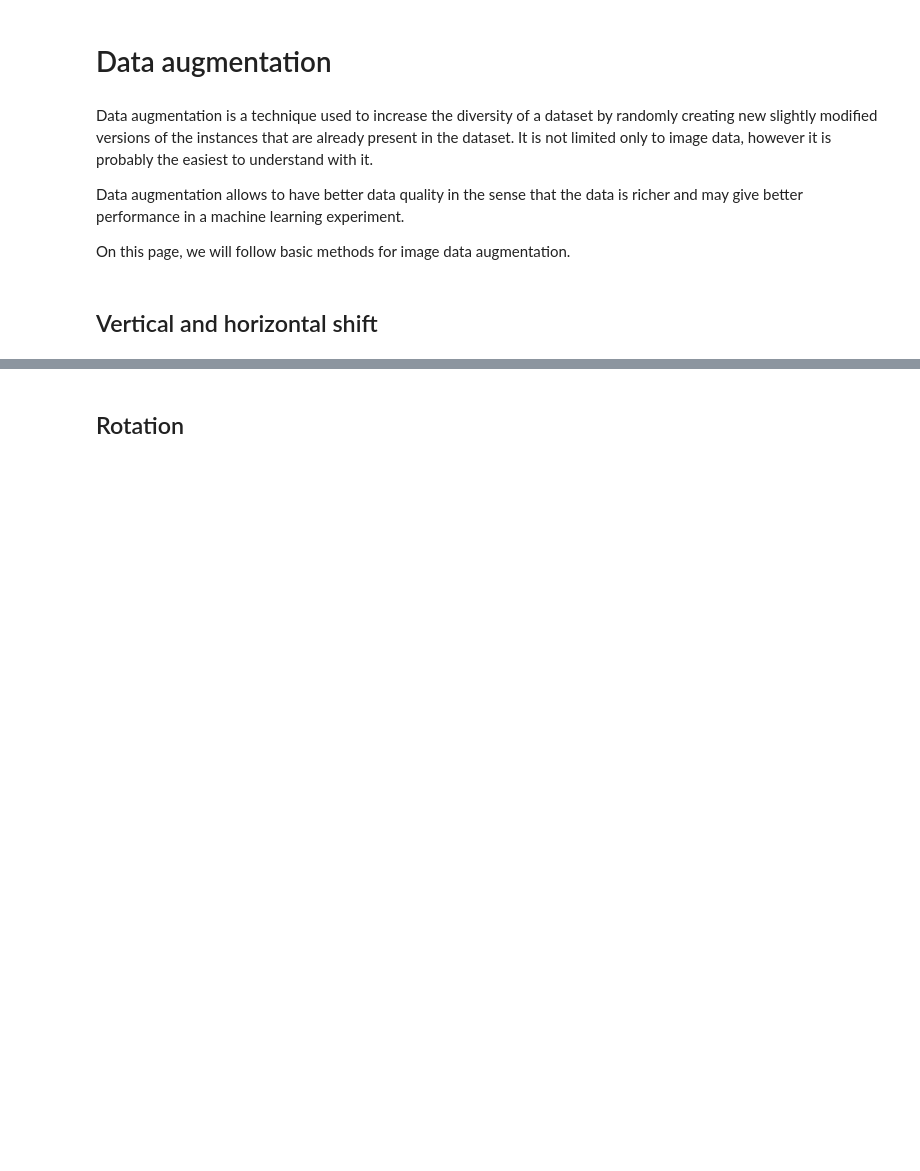
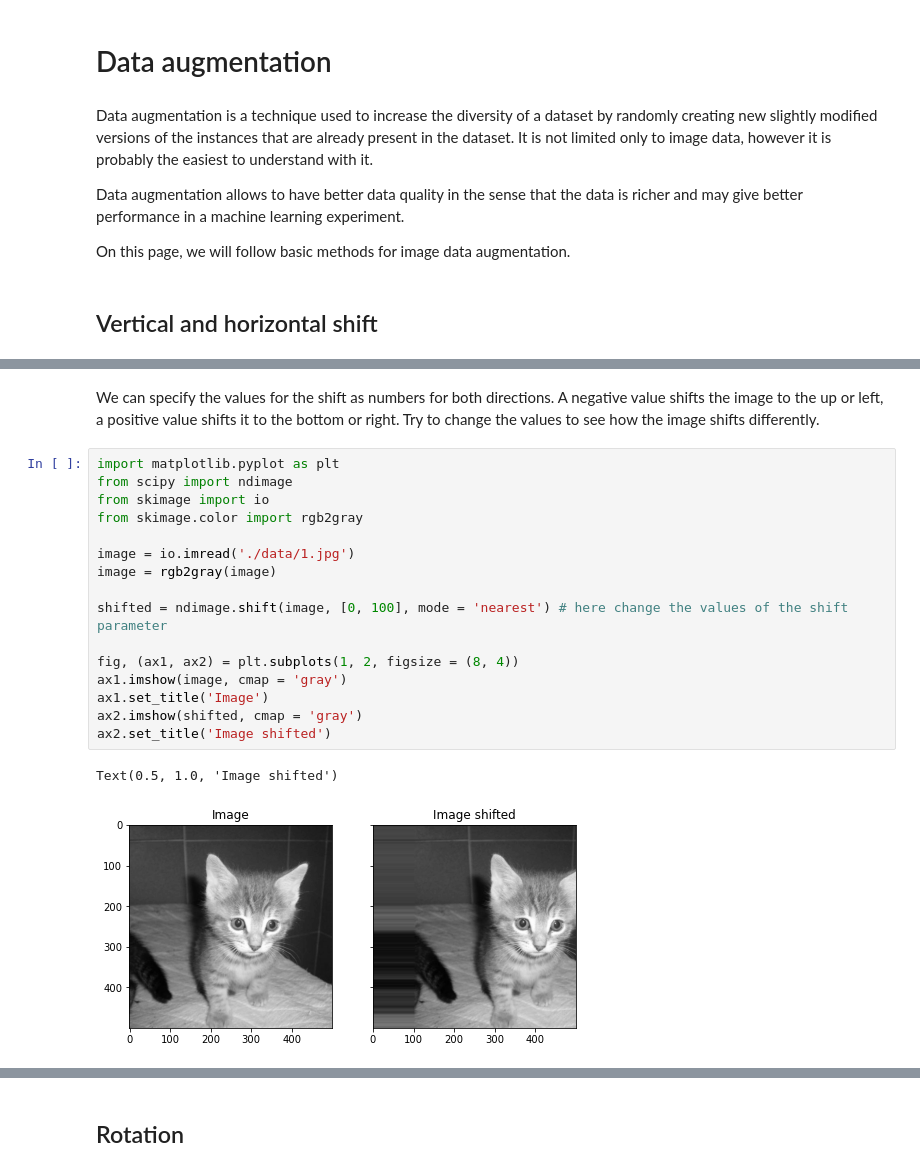
Before and after one commit to annalaine/quaxp, a Jupyter notebook: 2-3-2-augmentation.ipynb, the cells around one changed output, grey strips where cells are left out. Cells and saved outputs as stored; diff of their text form; blank space fills up the shorter version.

```diff
--- a/2-3-2-augmentation.ipynb
+++ b/2-3-2-augmentation.ipynb
@@ -21,0 +30,21 @@ On this page, we will follow basic methods for image data augmentation.
+# %% [markdown]
+We can specify the values for the shift as numbers for both directions. A negative value shifts the image to the up or left, a positive value shifts it to the bottom or right. Try to change the values to see how the image shifts differently.
+# %%
+import matplotlib.pyplot as plt
+from scipy import ndimage
+from skimage import io
+from skimage.color import rgb2gray
+
+image = io.imread('./data/1.jpg')
+image = rgb2gray(image)
+
+shifted = ndimage.shift(image, [0, 100], mode = 'nearest') # here change the values of the shift parameter
+
+fig, (ax1, ax2) = plt.subplots(1, 2, figsize = (8, 4))
+ax1.imshow(image, cmap = 'gray')
+ax1.set_title('Image')
+ax2.imshow(shifted, cmap = 'gray')
+ax2.set_title('Image shifted')
+# %% [output]
+Text(0.5, 1.0, 'Image shifted')
+[figure, added]
```
Also changed, not shown: parts of 17 cells of this notebook, 12 other files.
